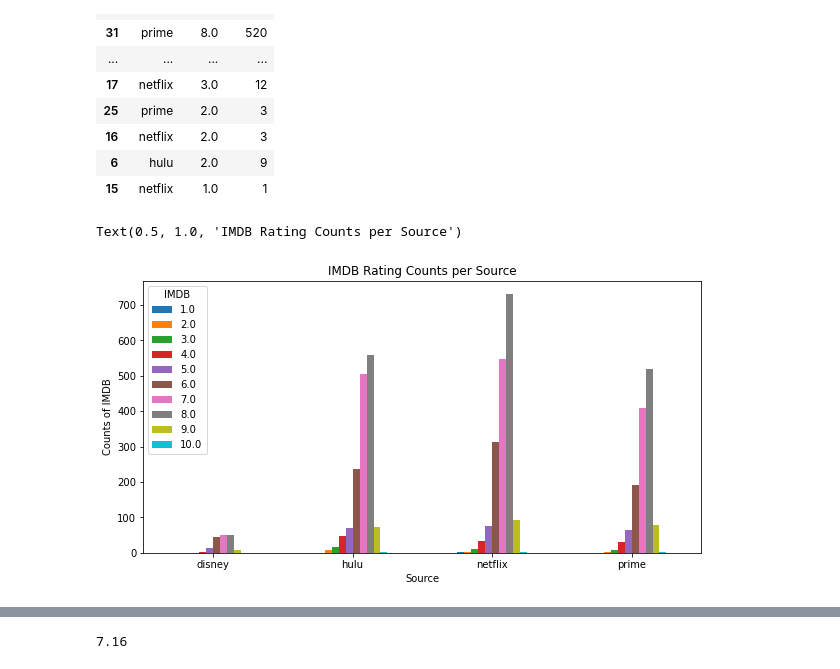
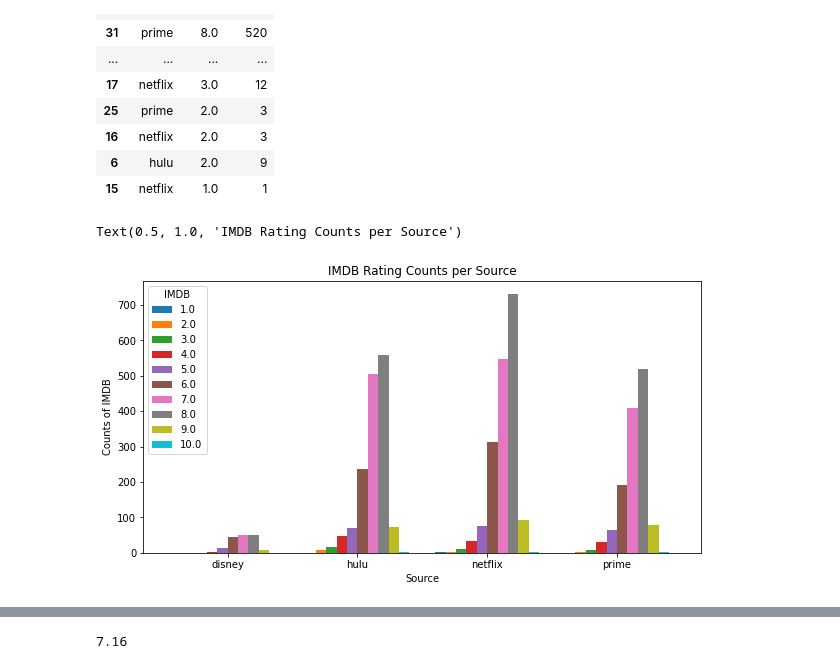
Before and after one commit to jtslater2/old_fashioned, a Jupyter notebook: Scripts/Brian_IMDB.ipynb, the cells around one changed output, grey strips where cells are left out. Cells and saved outputs as stored; diff of their text form; code cells hidden in the pictures.

```diff
--- a/Scripts/Brian_IMDB.ipynb
+++ b/Scripts/Brian_IMDB.ipynb
@@ -200,11 +200,12 @@ imdb_df_group_1
 | 6 | hulu | 2.0 | 9 |
 | 15 | netflix | 1.0 | 1 |
 # %%
-chart = imdb_df_group_1.pivot(index='Source', columns='IMDB', values='Count').plot(kind='bar',figsize=(10,5), rot=0, align='center')
+chart = imdb_df_group_1.pivot(index='Source', columns='IMDB', values='Count').plot(kind='bar',figsize=(10,5), rot=0, align='center',width=0.8)
 chart.set_xlabel("Source")
 chart.set_ylabel("Counts of IMDB")
 plt.title("IMDB Rating Counts per Source")
-#plt.tight_layout()
+merged_df.to_csv(r'..\Final_Datasets\MergedTVandMovies.csv')
+plt.savefig(r'..\Final_Datasets\IMDB Rating Counts per Source.png')
 # %% [output]
 Text(0.5, 1.0, 'IMDB Rating Counts per Source')
-[figure, old version]
+[figure, new version]
```
Also changed, not shown: parts of 3 cells of this notebook, 1 other file.
